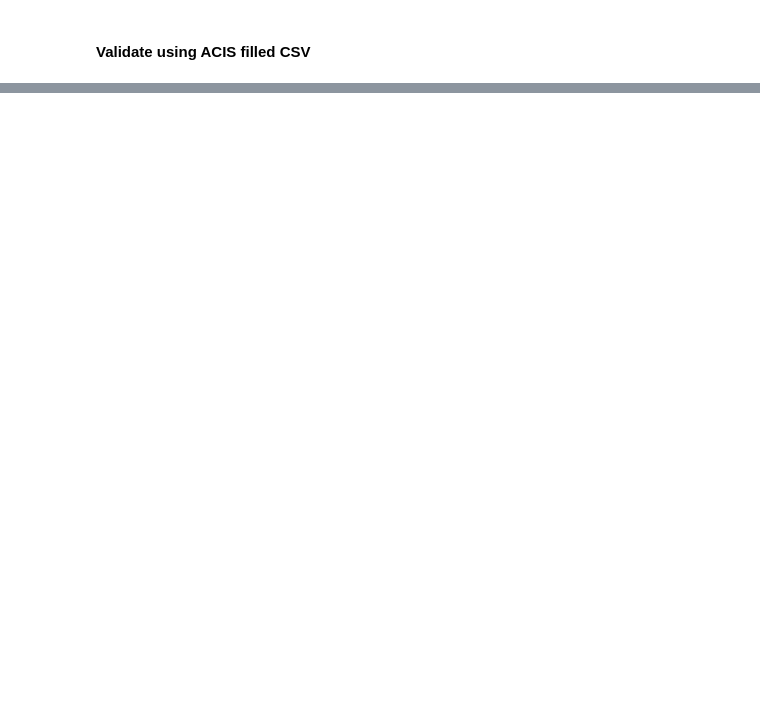
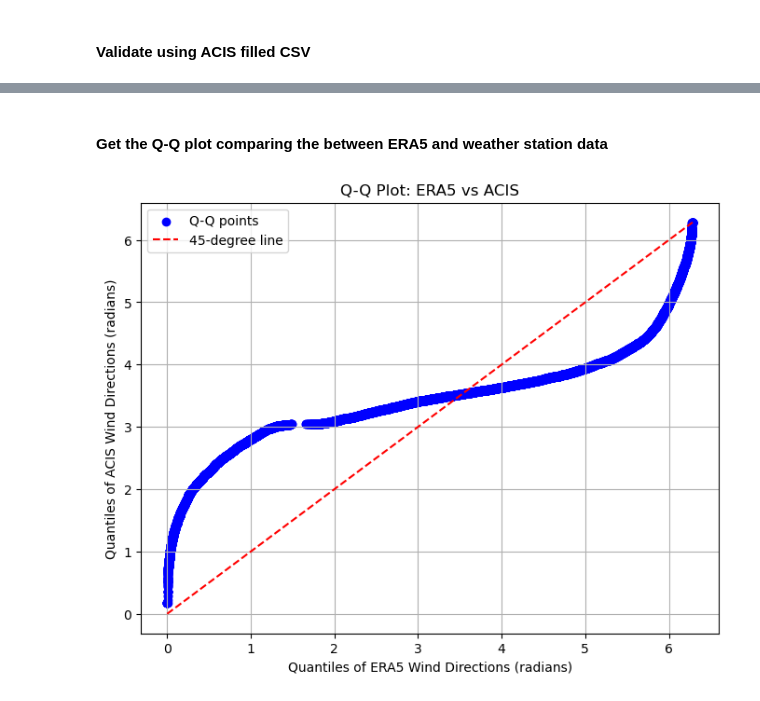
Before and after one commit to rahmansunbeam/geog683_proj_climatetrend, a Jupyter notebook: ProcessMissingData.ipynb, the cells around one changed output, grey strips where cells are left out. Saved outputs shown, nothing was run; the diff lists cells and outputs as text; code cells hidden in the pictures; blank space fills up the shorter version.

Commit message:
modified:   ProcessMissingData.ipynb 	modified:   ProcessStationData.ipynb 	modified:   ProcessWindVector.ipynb 	new file:   requirements.txt

```diff
--- a/ProcessMissingData.ipynb
+++ b/ProcessMissingData.ipynb
@@ -320,0 +264,38 @@ Station-Level Summary with P-Values, Year Counts, and Data Points:
+# %% [markdown]
+#### Get the Q-Q plot comparing the between ERA5 and weather station data
+# %%
+import pandas as pd
+import matplotlib.pyplot as plt
+
+def generate_qq_plot(file_path, x_col, y_col):
+    """
+    Generates a Q-Q plot comparing two sets of quantiles from an Excel file.
+    Parameters:
+    file_path (str): The path to the Excel file containing the data.
+    x_col (str): The column name for the x-axis data (ERA5 Wind Directions).
+    y_col (str): The column name for the y-axis data (ECCC Wind Directions).
+    """
+
+    data = pd.read_excel(file_path, sheet_name='Sheet2')
+
+    x = data['X rad']
+    y = data['Y rad']
+
+    x_sorted = sorted(x)
+    y_sorted = sorted(y)
+
+    plt.figure(figsize=(8, 6))
+    plt.scatter(x_sorted, y_sorted, c='blue', label='Q-Q points')
+    plt.plot([min(x_sorted), max(x_sorted)], [min(x_sorted), max(x_sorted)], color='red', linestyle='--', label='45-degree line')
+    plt.title('Q-Q Plot: ERA5 vs ACIS')
+    plt.xlabel('Quantiles of ERA5 Wind Directions (radians)')
+    plt.ylabel('Quantiles of ACIS Wind Directions (radians)')
+    plt.legend()
+    plt.grid(True)
+    plt.show()
+
+file_path = r'D:\UCalgary_Lectures\GEOG_683\Data_workspace\Daily_multilevel\Windir_1950_2024_Jan\data_stream-oper_BBox_small_masked_ECCC_comparison.xlsx'
+# file_path = r'D:\UCalgary_Lectures\GEOG_683\Data_workspace\Daily_multilevel\Windir_1950_2024_Jan\data_stream-oper_BBox_small_masked_ACIS_comparison.xlsx'
+generate_qq_plot(file_path, 'X', 'Y')
+# %% [output]
+[figure, added]
```
Also changed, not shown: parts of 4 cells of this notebook, 3 other files.
